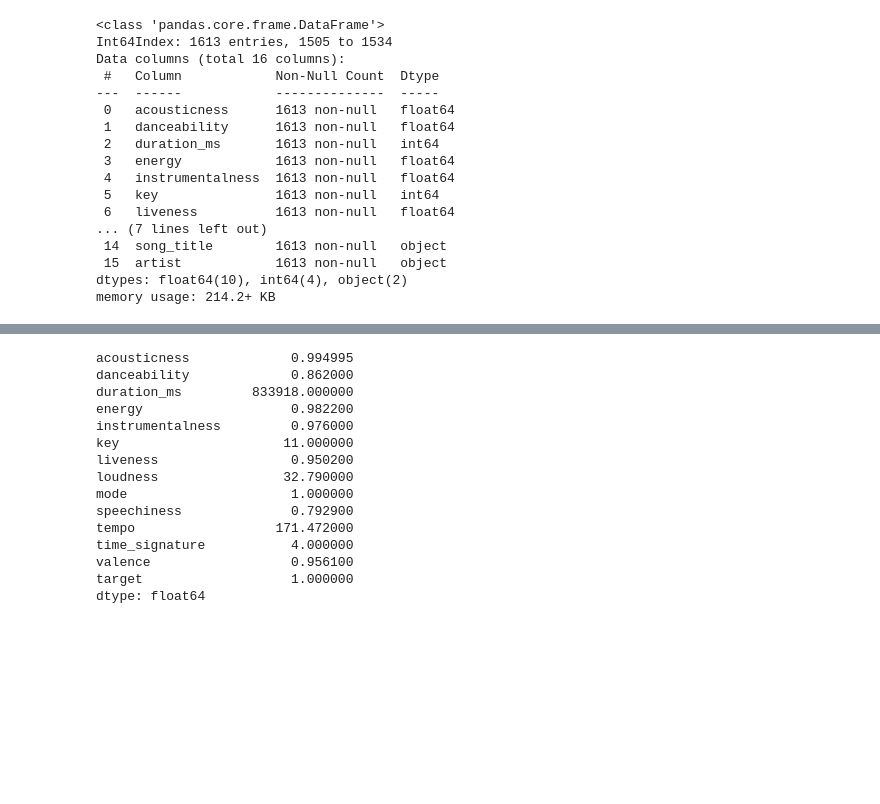
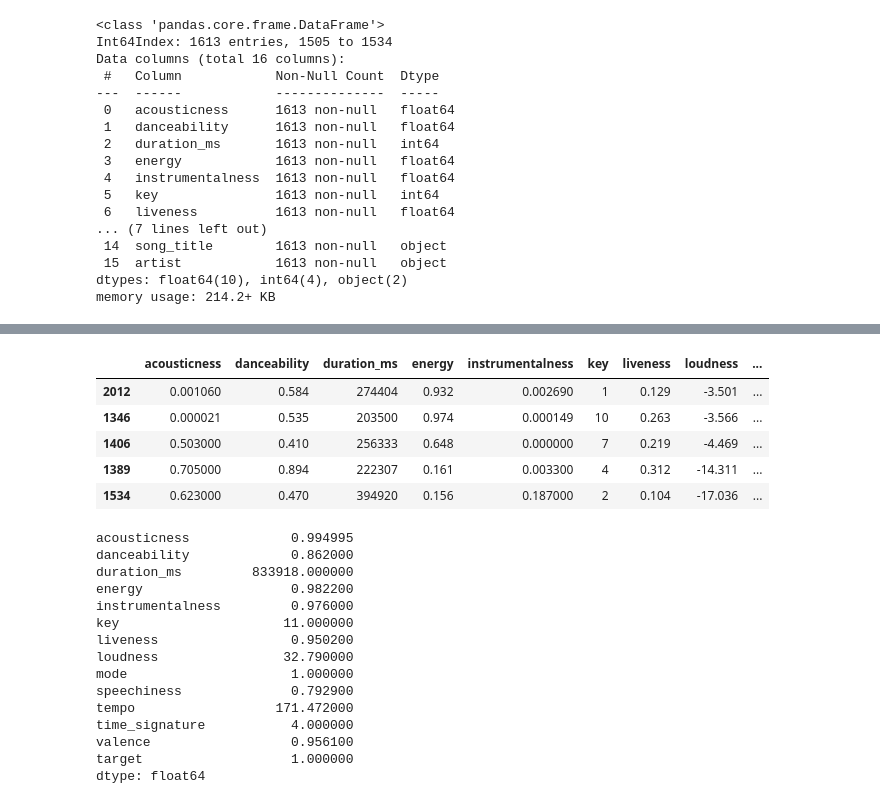
Before and after one commit to artanzand/Kaggle_projects, a Jupyter notebook: 1.Spotify_ML_fundamentals_decision_tree/ML_fundamentals_decision_tree.ipynb, the cells around one changed output, grey strips where cells are left out. Cells and saved outputs as stored; diff of their text form; code cells hidden in the pictures; blank space fills up the shorter version.

```diff
--- a/1.Spotify_ML_fundamentals_decision_tree/ML_fundamentals_decision_tree.ipynb
+++ b/1.Spotify_ML_fundamentals_decision_tree/ML_fundamentals_decision_tree.ipynb
@@ -359,3 +95,12 @@ train_df.describe()
+# %%
+train_df.tail()
+# %% [output]
+|  | acousticness | danceability | duration_ms | energy | instrumentalness | key | liveness | loudness | ... |
+| 2012 | 0.001060 | 0.584 | 274404 | 0.932 | 0.002690 | 1 | 0.129 | -3.501 | ... |
+| 1346 | 0.000021 | 0.535 | 203500 | 0.974 | 0.000149 | 10 | 0.263 | -3.566 | ... |
+| 1406 | 0.503000 | 0.410 | 256333 | 0.648 | 0.000000 | 7 | 0.219 | -4.469 | ... |
+| 1389 | 0.705000 | 0.894 | 222307 | 0.161 | 0.003300 | 4 | 0.312 | -14.311 | ... |
+| 1534 | 0.623000 | 0.470 | 394920 | 0.156 | 0.187000 | 2 | 0.104 | -17.036 | ... |
 # %%
 train_df.describe().loc["max"] - train_df.describe().loc["min"]
 # %% [output]
```
Also changed, not shown: parts of 111 cells of this notebook.
